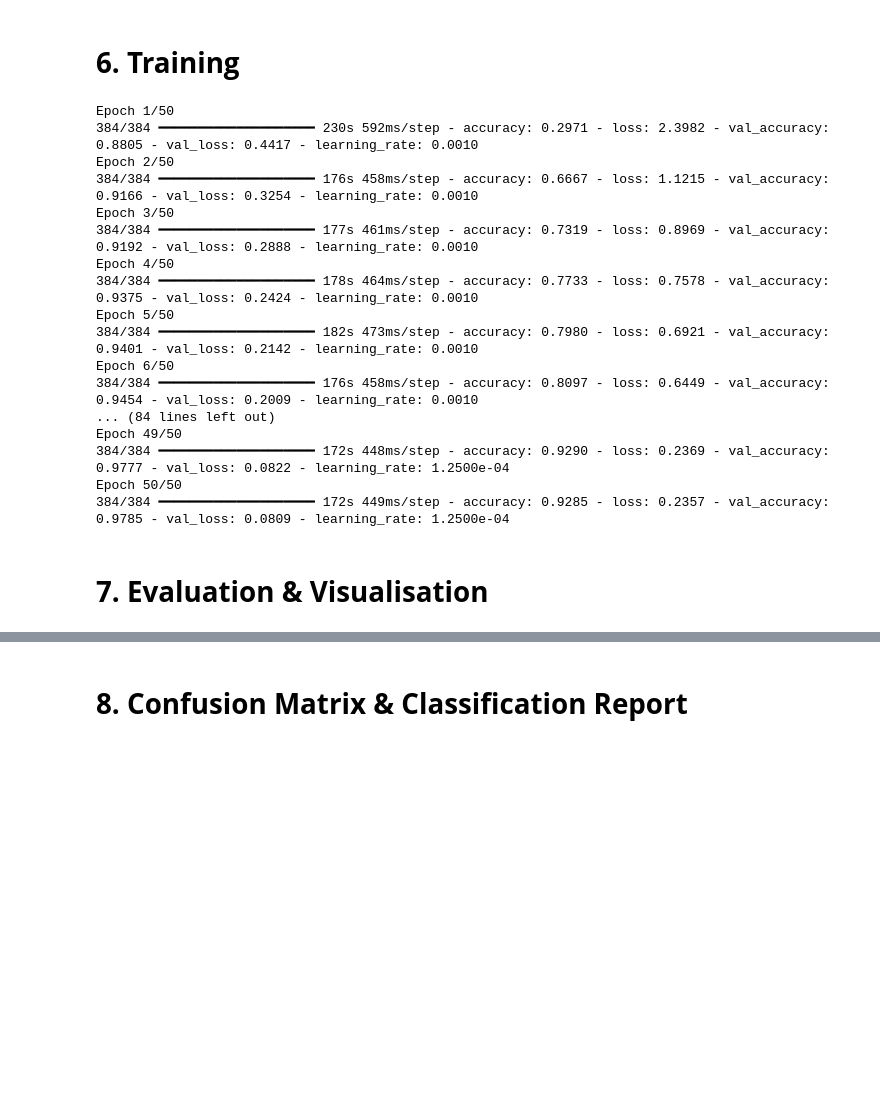
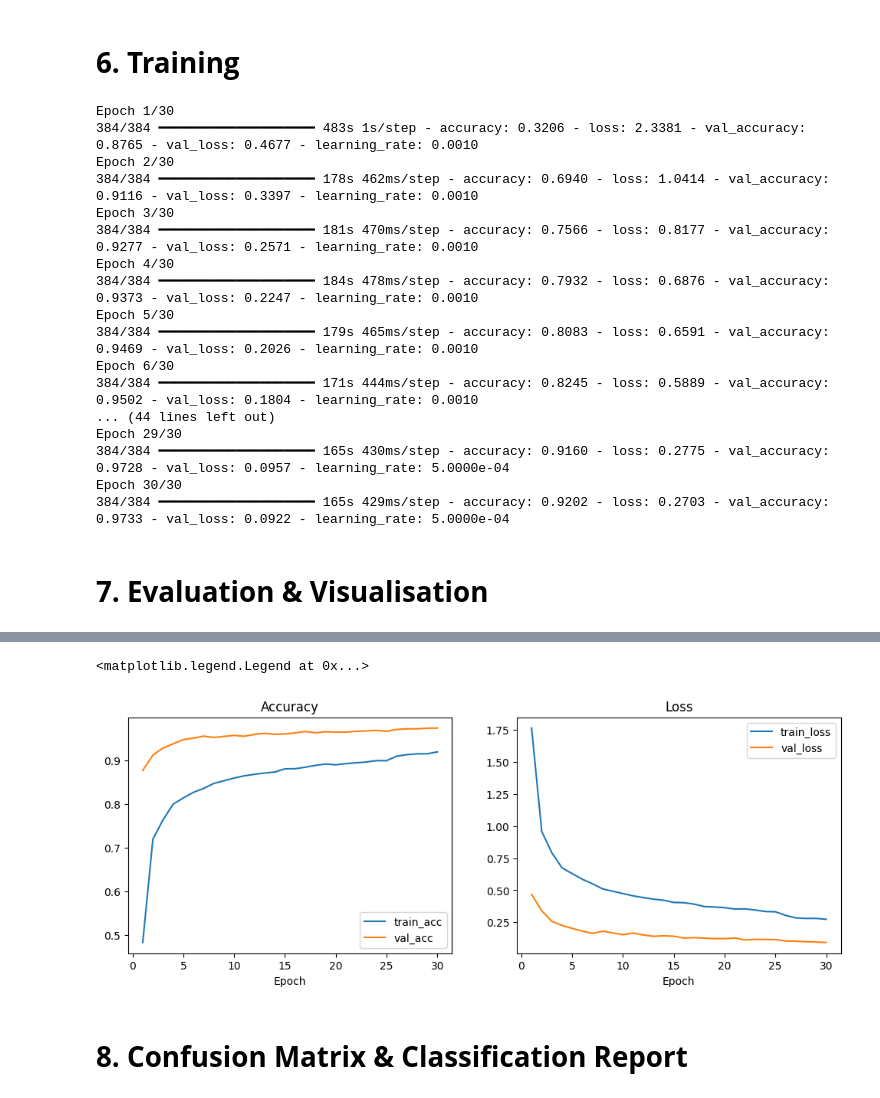
Before and after one commit to cs-amy/project-codebase, a Jupyter notebook: notebooks/Character_classifier.ipynb, the cells around one changed output, grey strips where cells are left out. Cells and saved outputs as stored; diff of their text form; code cells hidden in the pictures; blank space fills up the shorter version.

Commit message:
Re-run character classifier model

```diff
--- a/notebooks/Character_classifier.ipynb
+++ b/notebooks/Character_classifier.ipynb
@@ -226,27 +226,27 @@ callbacks=[ckpt, es, lr_s]
 history = model.fit(
   train_ds,
   validation_data=val_ds,
-  epochs=50,
+  epochs=30,
   callbacks=callbacks
 )
 # %% [output]
-Epoch 1/50
-384/384 ━━━━━━━━━━━━━━━━━━━━ 230s 592ms/step - accuracy: 0.2971 - loss: 2.3982 - val_accuracy: 0.8805 - val_loss: 0.4417 - learning_rate: 0.0010
-Epoch 2/50
-384/384 ━━━━━━━━━━━━━━━━━━━━ 176s 458ms/step - accuracy: 0.6667 - loss: 1.1215 - val_accuracy: 0.9166 - val_loss: 0.3254 - learning_rate: 0.0010
-Epoch 3/50
-384/384 ━━━━━━━━━━━━━━━━━━━━ 177s 461ms/step - accuracy: 0.7319 - loss: 0.8969 - val_accuracy: 0.9192 - val_loss: 0.2888 - learning_rate: 0.0010
-Epoch 4/50
-384/384 ━━━━━━━━━━━━━━━━━━━━ 178s 464ms/step - accuracy: 0.7733 - loss: 0.7578 - val_accuracy: 0.9375 - val_loss: 0.2424 - learning_rate: 0.0010
-Epoch 5/50
-384/384 ━━━━━━━━━━━━━━━━━━━━ 182s 473ms/step - accuracy: 0.7980 - loss: 0.6921 - val_accuracy: 0.9401 - val_loss: 0.2142 - learning_rate: 0.0010
-Epoch 6/50
-384/384 ━━━━━━━━━━━━━━━━━━━━ 176s 458ms/step - accuracy: 0.8097 - loss: 0.6449 - val_accuracy: 0.9454 - val_loss: 0.2009 - learning_rate: 0.0010
-... (84 lines left out)
-Epoch 49/50
-384/384 ━━━━━━━━━━━━━━━━━━━━ 172s 448ms/step - accuracy: 0.9290 - loss: 0.2369 - val_accuracy: 0.9777 - val_loss: 0.0822 - learning_rate: 1.2500e-04
-Epoch 50/50
-384/384 ━━━━━━━━━━━━━━━━━━━━ 172s 449ms/step - accuracy: 0.9285 - loss: 0.2357 - val_accuracy: 0.9785 - val_loss: 0.0809 - learning_rate: 1.2500e-04
+Epoch 1/30
+384/384 ━━━━━━━━━━━━━━━━━━━━ 483s 1s/step - accuracy: 0.3206 - loss: 2.3381 - val_accuracy: 0.8765 - val_loss: 0.4677 - learning_rate: 0.0010
+Epoch 2/30
+384/384 ━━━━━━━━━━━━━━━━━━━━ 178s 462ms/step - accuracy: 0.6940 - loss: 1.0414 - val_accuracy: 0.9116 - val_loss: 0.3397 - learning_rate: 0.0010
+Epoch 3/30
+384/384 ━━━━━━━━━━━━━━━━━━━━ 181s 470ms/step - accuracy: 0.7566 - loss: 0.8177 - val_accuracy: 0.9277 - val_loss: 0.2571 - learning_rate: 0.0010
+Epoch 4/30
+384/384 ━━━━━━━━━━━━━━━━━━━━ 184s 478ms/step - accuracy: 0.7932 - loss: 0.6876 - val_accuracy: 0.9373 - val_loss: 0.2247 - learning_rate: 0.0010
+Epoch 5/30
+384/384 ━━━━━━━━━━━━━━━━━━━━ 179s 465ms/step - accuracy: 0.8083 - loss: 0.6591 - val_accuracy: 0.9469 - val_loss: 0.2026 - learning_rate: 0.0010
+Epoch 6/30
+384/384 ━━━━━━━━━━━━━━━━━━━━ 171s 444ms/step - accuracy: 0.8245 - loss: 0.5889 - val_accuracy: 0.9502 - val_loss: 0.1804 - learning_rate: 0.0010
+... (44 lines left out)
+Epoch 29/30
+384/384 ━━━━━━━━━━━━━━━━━━━━ 165s 430ms/step - accuracy: 0.9160 - loss: 0.2775 - val_accuracy: 0.9728 - val_loss: 0.0957 - learning_rate: 5.0000e-04
+Epoch 30/30
+384/384 ━━━━━━━━━━━━━━━━━━━━ 165s 429ms/step - accuracy: 0.9202 - loss: 0.2703 - val_accuracy: 0.9733 - val_loss: 0.0922 - learning_rate: 5.0000e-04
 # %% [markdown]
 # **7. Evaluation & Visualisation**
 # %%
@@ -254,7 +254,8 @@ Epoch 50/50
 model.load_weights(CKPT_DIR)
 
 # Test model accuracy on test dataset
-model.evaluate(test_ds)
+_, test_acc = model.evaluate(test_ds)
+print(f"Test accuracy: {test_acc*100:.2f}%")
 
 # Training curves
 epochs = range(1, len(history.history['loss']) + 1)
@@ -275,3 +276,4 @@ plt.plot(epochs, history.history['val_loss'],label='val_loss')
 plt.title('Loss')
 plt.xlabel('Epoch')
 plt.legend()
+# %% [output]
@@ -278,3 +282,5 @@ plt.legend()
+<matplotlib.legend.Legend at 0x...>
+[figure, added]
 # %% [markdown]
 # **8. Confusion Matrix & Classification Report**
 # %%
```
Also changed, not shown: parts of 3 cells of this notebook.
